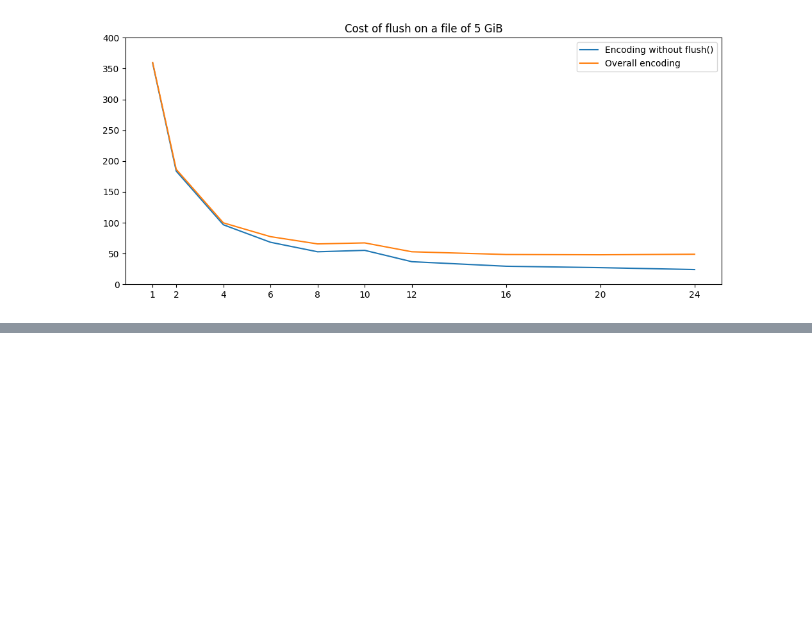
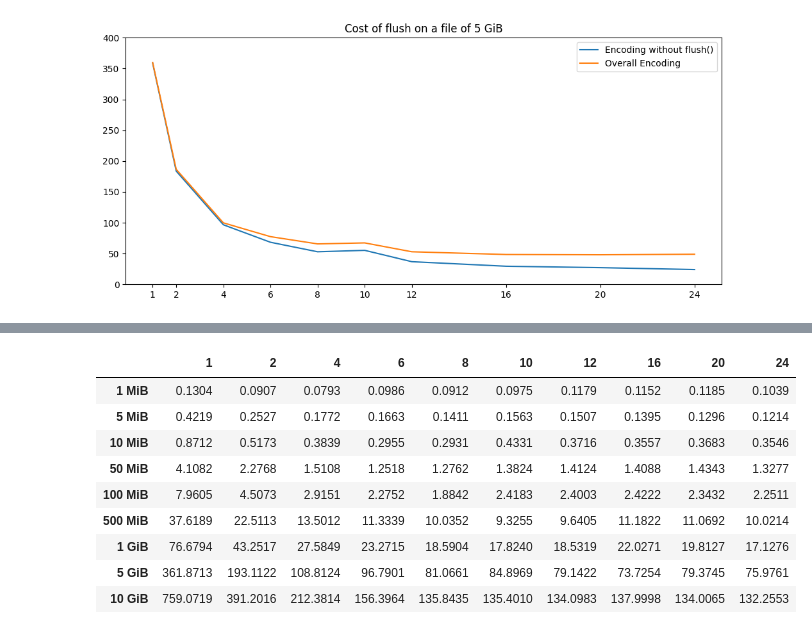
Before and after one commit to BigEmperor26/HuffmanCODEC, a Jupyter notebook: src/grapher.ipynb, the cells around one changed output, grey strips where cells are left out. Saved outputs shown, nothing was run; the diff lists cells and outputs as text; code cells hidden in the pictures; blank space fills up the shorter version.

```diff
--- a/src/grapher.ipynb
+++ b/src/grapher.ipynb
@@ -870,3 +870,71 @@ display(df_encode)
 | 1 GiB | 1.0 | 0.9851 | 0.9469 | 0.8847 | 0.8500 | 0.8156 | 0.7992 | 0.7731 | 0.6867 | 0.6649 |
 | 5 GiB | 1.0 | 0.9514 | 0.9144 | 0.8696 | 0.8512 | 0.8505 | 0.8318 | 0.7932 | 0.7011 | 0.6757 |
 | 10 GiB | 1.0 | 0.9729 | 0.9379 | 0.8903 | 0.8401 | 0.8011 | 0.7735 | 0.7491 | 0.6720 | 0.5476 |
+# %%
+import matplotlib.pyplot as plt
+import json
+import re
+import sys
+from collections import OrderedDict
+from os import listdir
+from os.path import isfile, isdir, join
+# for each file in a folder
+# open the encded average results
+# plot on a graph the results
+
+#path = sys.argv[1]
+# path = '../results/synthetic_encode_barrier'
+path = '../results/synthetic_decode_barrier'
+file_folders = [join(path,f) for f in listdir(path) if isdir(join(path, f))]
+sorted_files = sorted(file_folders, key=lambda x: int(re.findall(r'\d+',x)[0]) if 'mb' in x else int(re.findall(r'\d+',x)[0])*1024)
+print(sorted_files)
+results_matrix_encode_Wall_barrier = []
+results_matrix_overall_Wall_barrier = []
+threads = []
+file_sizes = [re.findall(r'\d+',x)[0] + ' MiB' if 'mb' in x else re.findall(r'\d+',x)[0] + ' GiB' for x in sorted_files]
+print(file_sizes)
+for file_folder in sorted_files:
+    json_file = [join(file_folder,f) for f in listdir(file_folder) if isfile(join(file_folder, f)) and f.endswith('json')]
+    thread_data = json.load(open(json_file[0]))
+    temp_list = []
+    temp_all_list = []
+    for thread in thread_data:
+        if int(thread) not in threads:
+            threads.append(int(thread))
+        #time = thread_data[thread]['Frequencies']['Wall']
+        #time += thread_data[thread]['Tree']['Wall']
+        time = thread_data[thread]['Decode']['Wall']
+        temp_list.append(time)
+        temp_all_list.append(thread_data[thread]['Overall']['Wall'])
+    results_matrix_encode_Wall_barrier.append(temp_list)
+    results_matrix_overall_Wall_barrier.append(temp_all_list)
+
+x = threads
+print(threads)
+
+import pandas as pd
+import numpy as np
+
+pd.set_option("display.precision", 4)
+
+df_overall = pd.DataFrame(np.matrix(results_matrix_overall_Wall_barrier), columns=threads, index=file_sizes)
+#df_overall.to_csv('overall.csv')
+print(df_overall.to_latex(index=True))
+display(df_overall)
+
+df_encode = pd.DataFrame(np.matrix(results_matrix_encode_Wall_barrier), columns=threads, index=file_sizes)
+#df_encode.to_csv( 'encode.csv')
+print(df_encode.to_latex(index=True))
+display(df_encode)
+
+# effiecincies
+df_overall = pd.DataFrame(1/(np.matrix(results_matrix_overall_Wall_barrier)/np.matrix(results_matrix_overall_Wall_barrier)[:,0])/np.array(threads), columns=threads, index=file_sizes)
+#df_overall.to_csv( 'efficiency_overall.csv')
+print(df_overall.to_latex(index=True))
+display(df_overall)
+
+df_encode = pd.DataFrame(1/(np.matrix(results_matrix_encode_Wall_barrier)/np.matrix(results_matrix_encode_Wall_barrier)[:,0])/np.array(threads), columns=threads, index=file_sizes)
+#df_encode.to_csv( 'efficiency_encode.csv')
+print(df_encode.to_latex(index=True))
+display(df_encode)
+# %% [output]
@@ -872,0 +959,10 @@ display(df_encode)
+|  | 1 | 2 | 4 | 6 | 8 | 10 | 12 | 16 | 20 | 24 |
+| 1 MiB | 0.1304 | 0.0907 | 0.0793 | 0.0986 | 0.0912 | 0.0975 | 0.1179 | 0.1152 | 0.1185 | 0.1039 |
+| 5 MiB | 0.4219 | 0.2527 | 0.1772 | 0.1663 | 0.1411 | 0.1563 | 0.1507 | 0.1395 | 0.1296 | 0.1214 |
+| 10 MiB | 0.8712 | 0.5173 | 0.3839 | 0.2955 | 0.2931 | 0.4331 | 0.3716 | 0.3557 | 0.3683 | 0.3546 |
+| 50 MiB | 4.1082 | 2.2768 | 1.5108 | 1.2518 | 1.2762 | 1.3824 | 1.4124 | 1.4088 | 1.4343 | 1.3277 |
+| 100 MiB | 7.9605 | 4.5073 | 2.9151 | 2.2752 | 1.8842 | 2.4183 | 2.4003 | 2.4222 | 2.3432 | 2.2511 |
+| 500 MiB | 37.6189 | 22.5113 | 13.5012 | 11.3339 | 10.0352 | 9.3255 | 9.6405 | 11.1822 | 11.0692 | 10.0214 |
+| 1 GiB | 76.6794 | 43.2517 | 27.5849 | 23.2715 | 18.5904 | 17.8240 | 18.5319 | 22.0271 | 19.8127 | 17.1276 |
+| 5 GiB | 361.8713 | 193.1122 | 108.8124 | 96.7901 | 81.0661 | 84.8969 | 79.1422 | 73.7254 | 79.3745 | 75.9761 |
+| 10 GiB | 759.0719 | 391.2016 | 212.3814 | 156.3964 | 135.8435 | 135.4010 | 134.0983 | 137.9998 | 134.0065 | 132.2553 |
```
Also changed, not shown: parts of 4 cells of this notebook, 7 other files.
